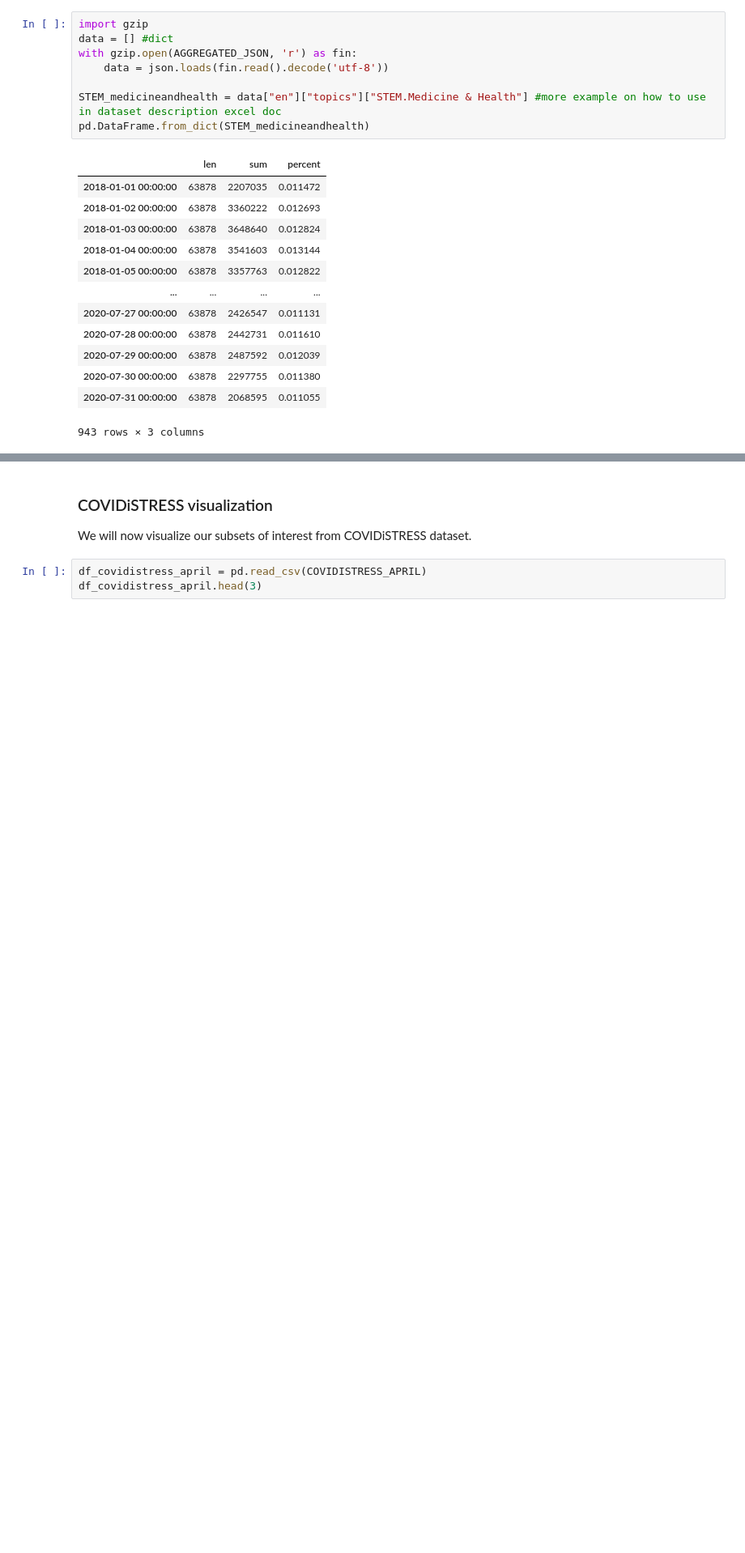
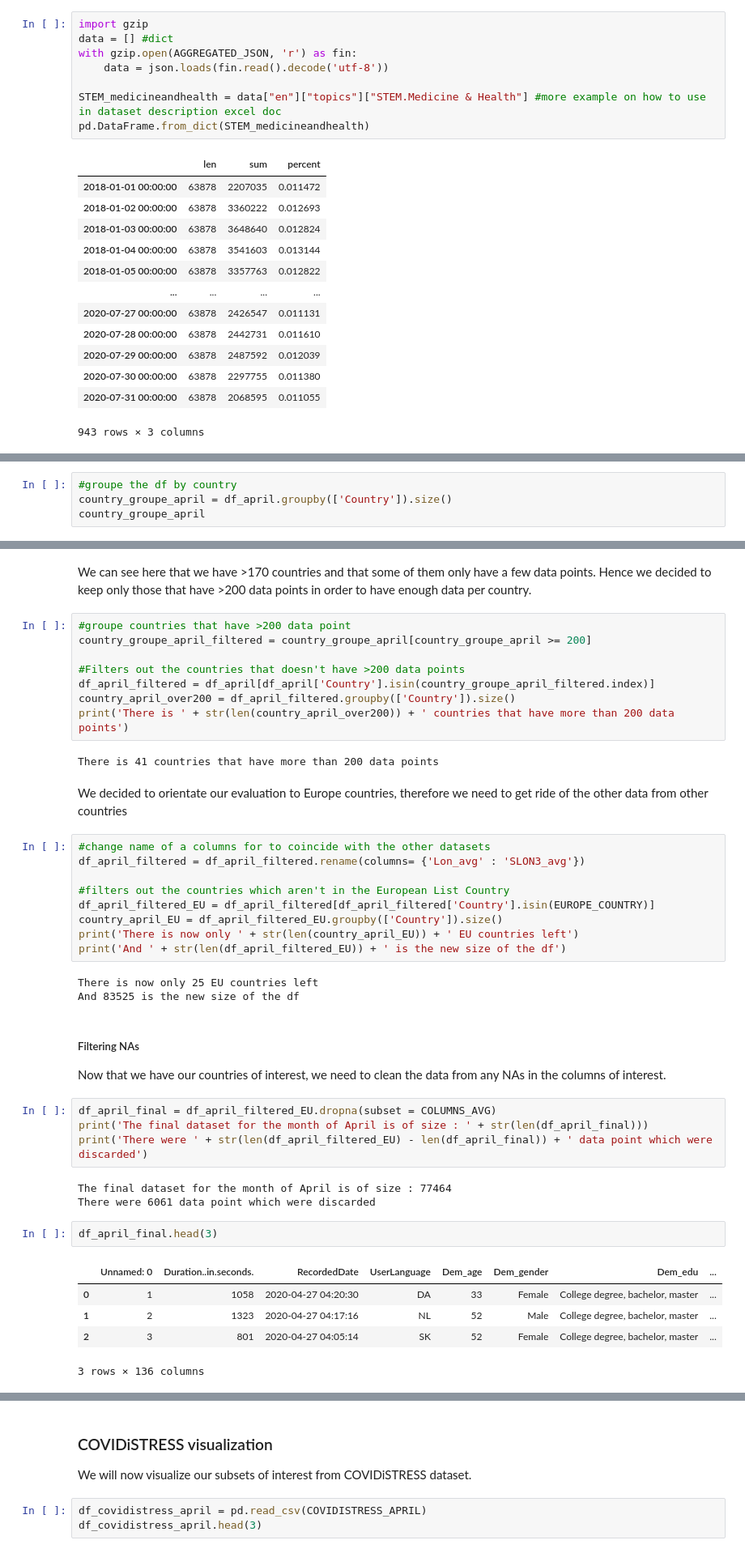
Before and after one commit to epfl-ada/ada-2022-project-adamsleg, a Jupyter notebook: main.ipynb, the cells around one changed output, grey strips where cells are left out. Shown at 81% size. Saved outputs shown, nothing was run; the diff lists cells and outputs as text; blank space fills up the shorter version.

```diff
--- a/main.ipynb
+++ b/main.ipynb
@@ -107,0 +170,4 @@ pd.DataFrame.from_dict(STEM_medicineandhealth)
+# %%
+#groupe the df by country
+country_groupe_april = df_april.groupby(['Country']).size()
+country_groupe_april
@@ -107,0 +188,44 @@ pd.DataFrame.from_dict(STEM_medicineandhealth)
+# %% [markdown]
+We can see here that we have >170 countries and that some of them only have a few data points. Hence we decided to keep only those that have >200 data points in order to have enough data per country.
+# %%
+#groupe countries that have >200 data point
+country_groupe_april_filtered = country_groupe_april[country_groupe_april >= 200]
+
+#Filters out the countries that doesn't have >200 data points
+df_april_filtered = df_april[df_april['Country'].isin(country_groupe_april_filtered.index)]
+country_april_over200 = df_april_filtered.groupby(['Country']).size()
+print('There is ' + str(len(country_april_over200)) + ' countries that have more than 200 data points')
+# %% [output]
+There is 41 countries that have more than 200 data points
+# %% [markdown]
+We decided to orientate our evaluation to Europe countries, therefore we need to get ride of the other data from other countries
+# %%
+#change name of a columns for to coincide with the other datasets
+df_april_filtered = df_april_filtered.rename(columns= {'Lon_avg' : 'SLON3_avg'})
+
+#filters out the countries which aren't in the European List Country
+df_april_filtered_EU = df_april_filtered[df_april_filtered['Country'].isin(EUROPE_COUNTRY)]
+country_april_EU = df_april_filtered_EU.groupby(['Country']).size()
+print('There is now only ' + str(len(country_april_EU)) + ' EU countries left')
+print('And ' + str(len(df_april_filtered_EU)) + ' is the new size of the df')
+# %% [output]
+There is now only 25 EU countries left
+And 83525 is the new size of the df
+# %% [markdown]
+##### Filtering NAs
+Now that we have our countries of interest, we need to clean the data from any NAs in the columns of interest.
+# %%
+df_april_final = df_april_filtered_EU.dropna(subset = COLUMNS_AVG)
+print('The final dataset for the month of April is of size : ' + str(len(df_april_final)))
+print('There were ' + str(len(df_april_filtered_EU) - len(df_april_final)) + ' data point which were discarded')
+# %% [output]
+The final dataset for the month of April is of size : 77464
+There were 6061 data point which were discarded
+# %%
+df_april_final.head(3)
+# %% [output]
+|  | Unnamed: 0 | Duration..in.seconds. | RecordedDate | UserLanguage | Dem_age | Dem_gender | Dem_edu | ... |
+| 0 | 1 | 1058 | 2020-04-27 04:20:30 | DA | 33 | Female | College degree, bachelor, master | ... |
+| 1 | 2 | 1323 | 2020-04-27 04:17:16 | NL | 52 | Male | College degree, bachelor, master | ... |
+| 2 | 3 | 801 | 2020-04-27 04:05:14 | SK | 52 | Female | College degree, bachelor, master | ... |
+3 rows × 136 columns
```
Also changed, not shown: parts of 41 cells of this notebook.
